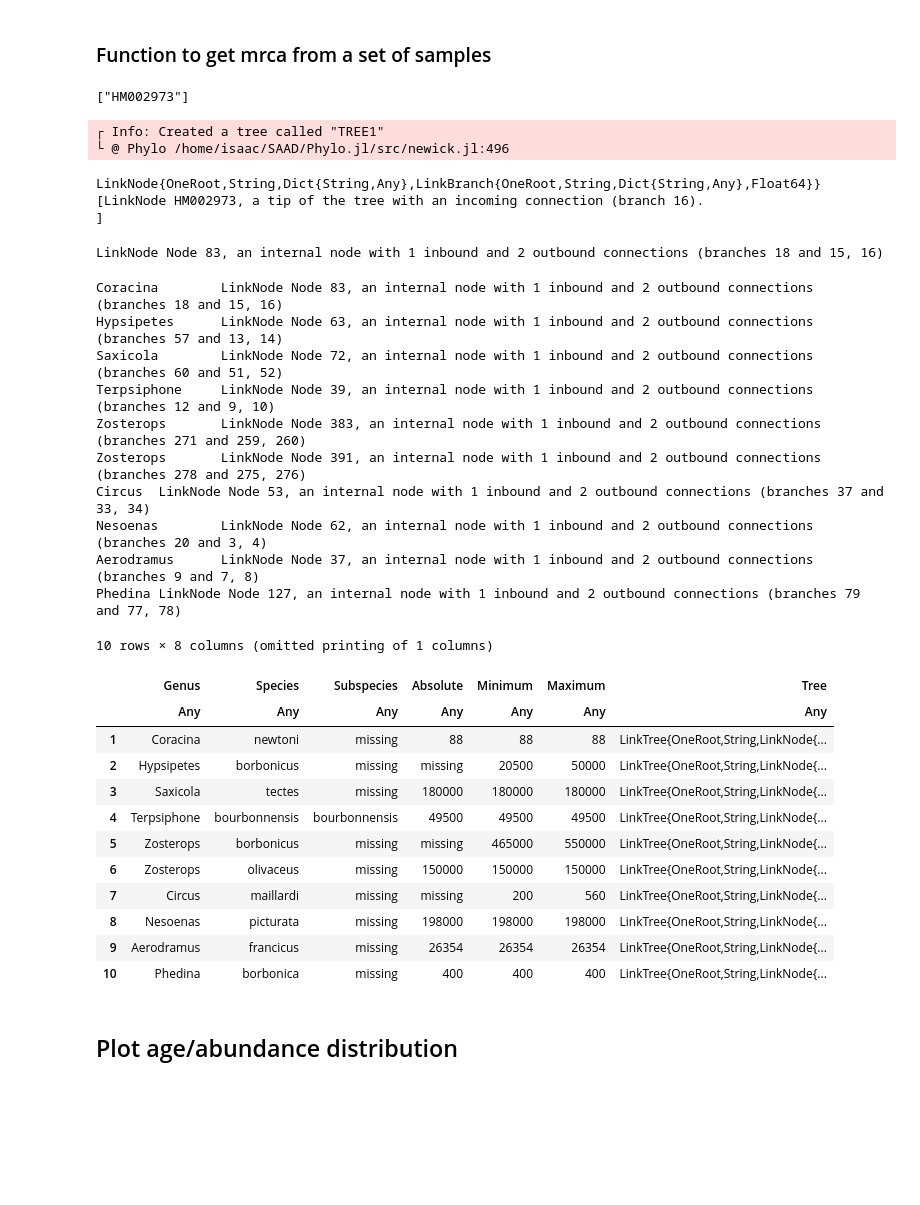
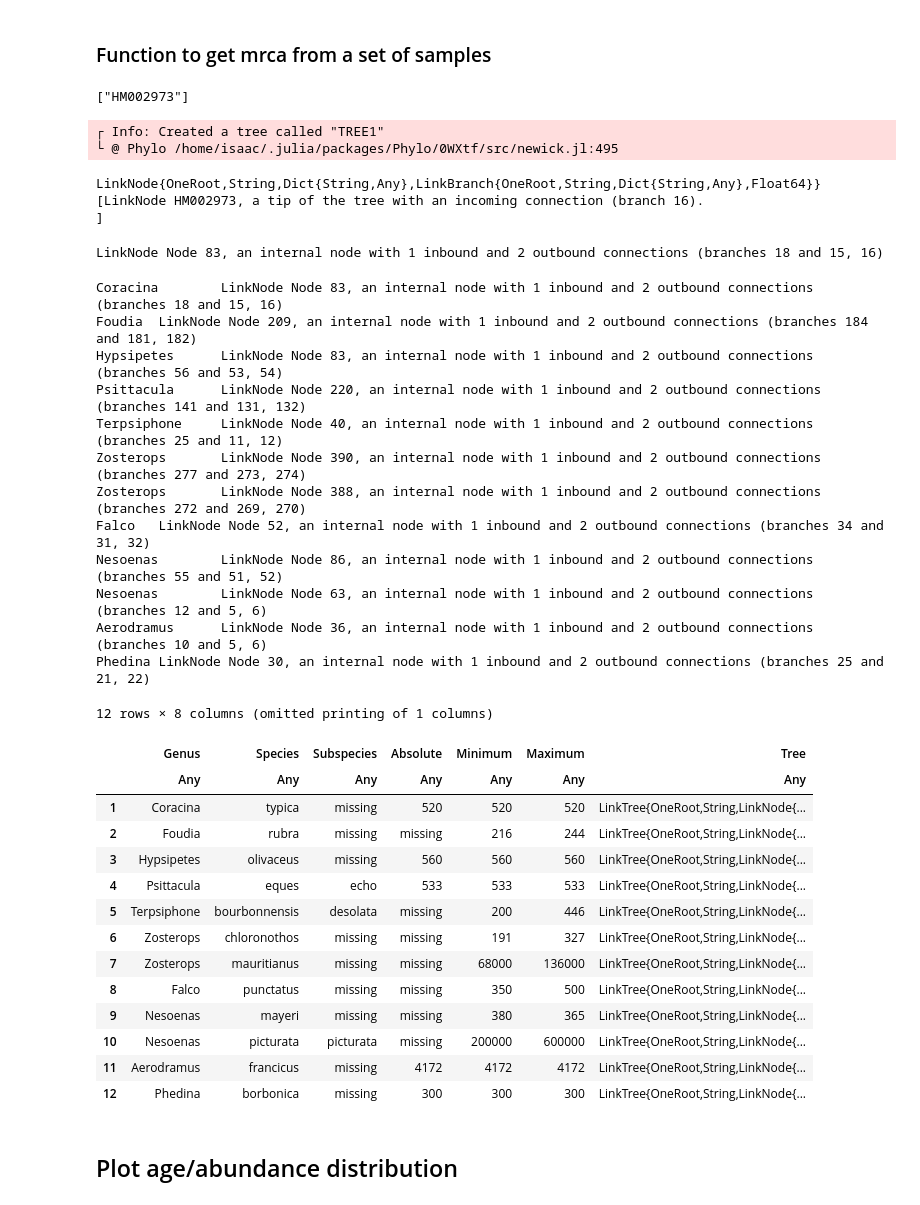
Before and after one commit to isaacovercast/SAAD, a Jupyter notebook: Empirical-SAAD.ipynb, the cells around one changed output. Drawn from its saved outputs; the diff is of its cells as text; code cells hidden in the pictures; blank space fills up the shorter version.

Commit message:
updating SAAD notebooks

```diff
--- a/Empirical-SAAD.ipynb
+++ b/Empirical-SAAD.ipynb
@@ -109,10 +148,10 @@ png("Mascarene_SAAD")
 ## Get abundance data
 # %%
 function load_sheet()
-    xlf = "/home/isaac/SAAD/SAADs_Toy_Dataset/ToyDataset_Master_Sheet_V2.xlsx"
+    xlf = "/home/isaac/SAAD/SAADs_Toy_Dataset/ToyDataset_Master_Sheet_V3.xlsx"
     xf = XLSX.readxlsx(xlf)
     dat = xf["Sheet1!A13:I47"]
-    df = DataFrame(dat)
+    df = DataFrame(dat, :auto)
     n=["Island",
             "Genus",
             "Species",
@@ -156,9 +195,9 @@ function get_abunds(df, island)
     # Fix max and min values to == Absolute, so we can use
     # these columns for sampling abundances
     for i in 1:nrow(rdf)
-        if !ismissing(rdf[:Absolute][i])
-            rdf[:Minimum][i] = rdf[:Absolute][i]
-            rdf[:Maximum][i] = rdf[:Absolute][i]
+        if !ismissing(rdf[!, :Absolute][i])
+            rdf[!, :Minimum][i] = rdf[!, :Absolute][i]
+            rdf[!, :Maximum][i] = rdf[!, :Absolute][i]
         end
     end
     # Drop extinct
@@ -189,7 +228,7 @@ function read_nexus(df, verbose=false)
     trees = []
     ts = []
     for i in 1:nrow(df)
-        genus = strip(df[:Genus][i])
+        genus = strip(df[!, :Genus][i])
         dir = string(datapath, genus, "/")
         tree_file = glob("*_maxcred*", dir)[1]
         # Suppress warnings cuz they annoying
@@ -270,7 +311,7 @@ Leaf names are Ploceus_sakalava_424_Mad, Ploceus_sakalava_425_Mad, Quelea_quelea
 # %% [markdown]
 ### Function to get mrca from a set of samples
 # %%
-genus, species = df[[:Genus, :Species]][1, :]
+genus, species = df[!, [:Genus, :Species]][1, :]
 genus = strip(genus)
 names = samps["Reunion"][string(genus, " ", species)]
 println(names)
@@ -290,53 +331,57 @@ getmrca(tre, names, true)
 # %% [output]
 ["HM002973"]
 ┌ Info: Created a tree called "TREE1"
-└ @ Phylo /home/isaac/SAAD/Phylo.jl/src/newick.jl:496
+└ @ Phylo /home/isaac/.julia/packages/Phylo/0WXtf/src/newick.jl:495
 LinkNode{OneRoot,String,Dict{String,Any},LinkBranch{OneRoot,String,Dict{String,Any},Float64}}[LinkNode HM002973, a tip of the tree with an incoming connection (branch 16).
 ]
 LinkNode Node 83, an internal node with 1 inbound and 2 outbound connections (branches 18 and 15, 16)
 # %%
 function get_mrcas(df, island, verbose=false)
     mrcas = []
     for i in 1:nrow(df)
-        genus, species = df[[:Genus, :Species]][i, :]
+        genus, species = df[!, [:Genus, :Species]][i, :]
         # Strip whitespace for Circus
         genus = strip(genus)
         names = samps[island][string(genus, " ", species)]
-        tre = df[:Tree][i]
+        tre = df[!, :Tree][i]
         mrca = getmrca(tre, names, false)
         if verbose
             print(genus, "\t", mrca)
         end
         append!(mrcas, [mrca])
     end
     df.mrca = mrcas
     df
 end
-get_mrcas(df, "Reunion", true)
+get_mrcas(df, "Mauritius", true)
 # %% [output]
 Coracina        LinkNode Node 83, an internal node with 1 inbound and 2 outbound connections (branches 18 and 15, 16)
-Hypsipetes      LinkNode Node 63, an internal node with 1 inbound and 2 outbound connections (branches 57 and 13, 14)
-Saxicola        LinkNode Node 72, an internal node with 1 inbound and 2 outbound connections (branches 60 and 51, 52)
-Terpsiphone     LinkNode Node 39, an internal node with 1 inbound and 2 outbound connections (branches 12 and 9, 10)
-Zosterops       LinkNode Node 383, an internal node with 1 inbound and 2 outbound connections (branches 271 and 259, 260)
-Zosterops       LinkNode Node 391, an internal node with 1 inbound and 2 outbound connections (branches 278 and 275, 276)
-Circus  LinkNode Node 53, an internal node with 1 inbound and 2 outbound connections (branches 37 and 33, 34)
-Nesoenas        LinkNode Node 62, an internal node with 1 inbound and 2 outbound connections (branches 20 and 3, 4)
-Aerodramus      LinkNode Node 37, an internal node with 1 inbound and 2 outbound connections (branches 9 and 7, 8)
-Phedina LinkNode Node 127, an internal node with 1 inbound and 2 outbound connections (branches 79 and 77, 78)
+Foudia  LinkNode Node 209, an internal node with 1 inbound and 2 outbound connections (branches 184 and 181, 182)
+Hypsipetes      LinkNode Node 83, an internal node with 1 inbound and 2 outbound connections (branches 56 and 53, 54)
+Psittacula      LinkNode Node 220, an internal node with 1 inbound and 2 outbound connections (branches 141 and 131, 132)
+Terpsiphone     LinkNode Node 40, an internal node with 1 inbound and 2 outbound connections (branches 25 and 11, 12)
+Zosterops       LinkNode Node 390, an internal node with 1 inbound and 2 outbound connections (branches 277 and 273, 274)
+Zosterops       LinkNode Node 388, an internal node with 1 inbound and 2 outbound connections (branches 272 and 269, 270)
+Falco   LinkNode Node 52, an internal node with 1 inbound and 2 outbound connections (branches 34 and 31, 32)
+Nesoenas        LinkNode Node 86, an internal node with 1 inbound and 2 outbound connections (branches 55 and 51, 52)
+Nesoenas        LinkNode Node 63, an internal node with 1 inbound and 2 outbound connections (branches 12 and 5, 6)
+Aerodramus      LinkNode Node 36, an internal node with 1 inbound and 2 outbound connections (branches 10 and 5, 6)
+Phedina LinkNode Node 30, an internal node with 1 inbound and 2 outbound connections (branches 25 and 21, 22)
-10 rows × 8 columns (omitted printing of 1 columns)
+12 rows × 8 columns (omitted printing of 1 columns)
 |  | Genus | Species | Subspecies | Absolute | Minimum | Maximum | Tree |
 |  | Any | Any | Any | Any | Any | Any | Any |
-| 1 | Coracina | newtoni | missing | 88 | 88 | 88 | LinkTree{OneRoot,String,LinkNode{... |
-| 2 | Hypsipetes | borbonicus | missing | missing | 20500 | 50000 | LinkTree{OneRoot,String,LinkNode{... |
-| 3 | Saxicola | tectes | missing | 180000 | 180000 | 180000 | LinkTree{OneRoot,String,LinkNode{... |
-| 4 | Terpsiphone | bourbonnensis | bourbonnensis | 49500 | 49500 | 49500 | LinkTree{OneRoot,String,LinkNode{... |
-| 5 | Zosterops | borbonicus | missing | missing | 465000 | 550000 | LinkTree{OneRoot,String,LinkNode{... |
-| 6 | Zosterops | olivaceus | missing | 150000 | 150000 | 150000 | LinkTree{OneRoot,String,LinkNode{... |
-| 7 | Circus | maillardi | missing | missing | 200 | 560 | LinkTree{OneRoot,String,LinkNode{... |
-| 8 | Nesoenas | picturata | missing | 198000 | 198000 | 198000 | LinkTree{OneRoot,String,LinkNode{... |
-| 9 | Aerodramus | francicus | missing | 26354 | 26354 | 26354 | LinkTree{OneRoot,String,LinkNode{... |
-| 10 | Phedina | borbonica | missing | 400 | 400 | 400 | LinkTree{OneRoot,String,LinkNode{... |
+| 1 | Coracina | typica | missing | 520 | 520 | 520 | LinkTree{OneRoot,String,LinkNode{... |
+| 2 | Foudia | rubra | missing | missing | 216 | 244 | LinkTree{OneRoot,String,LinkNode{... |
+| 3 | Hypsipetes | olivaceus | missing | 560 | 560 | 560 | LinkTree{OneRoot,String,LinkNode{... |
+| 4 | Psittacula | eques | echo | 533 | 533 | 533 | LinkTree{OneRoot,String,LinkNode{... |
+| 5 | Terpsiphone | bourbonnensis | desolata | missing | 200 | 446 | LinkTree{OneRoot,String,LinkNode{... |
+| 6 | Zosterops | chloronothos | missing | missing | 191 | 327 | LinkTree{OneRoot,String,LinkNode{... |
+| 7 | Zosterops | mauritianus | missing | missing | 68000 | 136000 | LinkTree{OneRoot,String,LinkNode{... |
+| 8 | Falco | punctatus | missing | missing | 350 | 500 | LinkTree{OneRoot,String,LinkNode{... |
+| 9 | Nesoenas | mayeri | missing | missing | 380 | 365 | LinkTree{OneRoot,String,LinkNode{... |
+| 10 | Nesoenas | picturata | picturata | missing | 200000 | 600000 | LinkTree{OneRoot,String,LinkNode{... |
+| 11 | Aerodramus | francicus | missing | 4172 | 4172 | 4172 | LinkTree{OneRoot,String,LinkNode{... |
+| 12 | Phedina | borbonica | missing | 300 | 300 | 300 | LinkTree{OneRoot,String,LinkNode{... |
 # %% [markdown]
 ## Plot age/abundance distribution
 # %%
```
Also changed, not shown: parts of 10 cells of this notebook, 4 other files.
